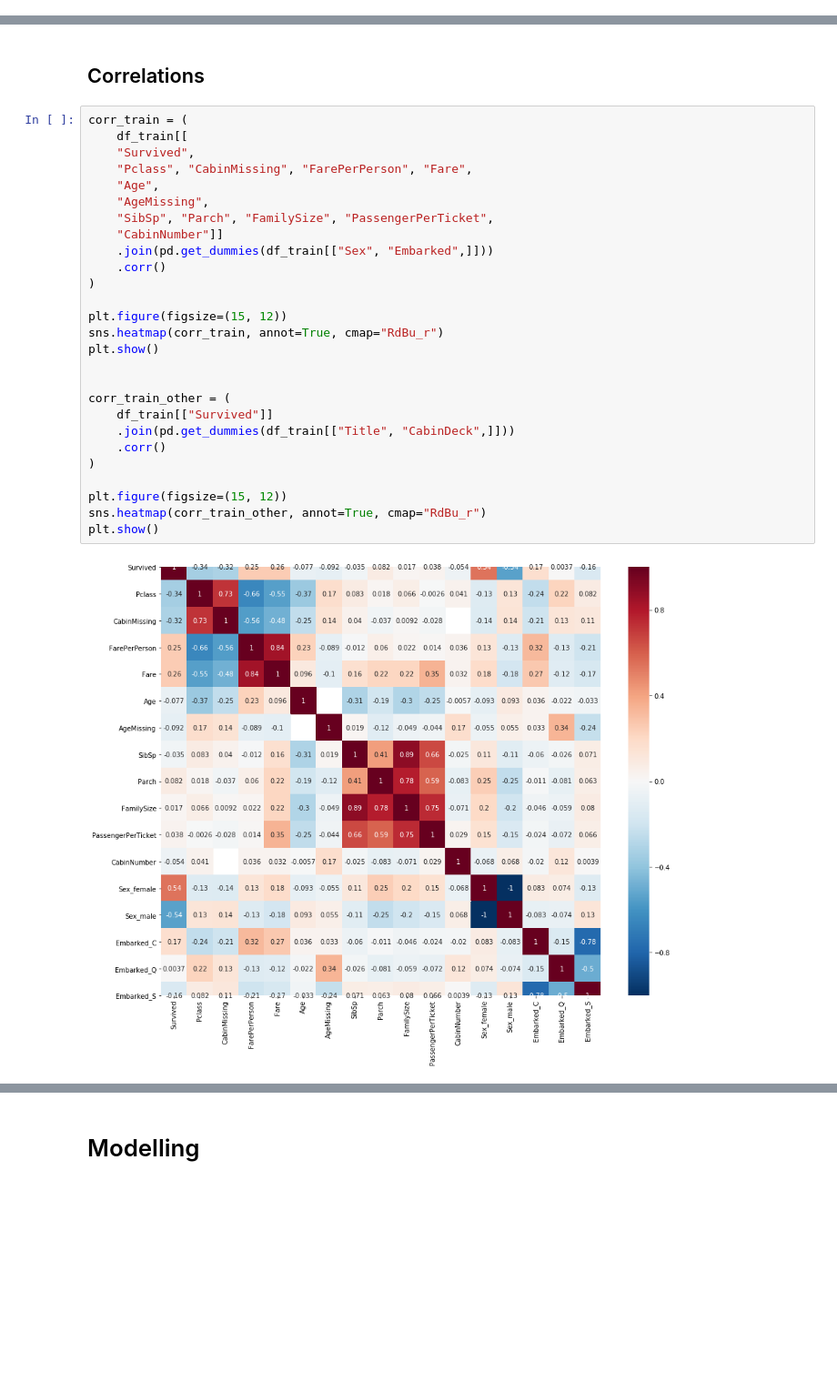
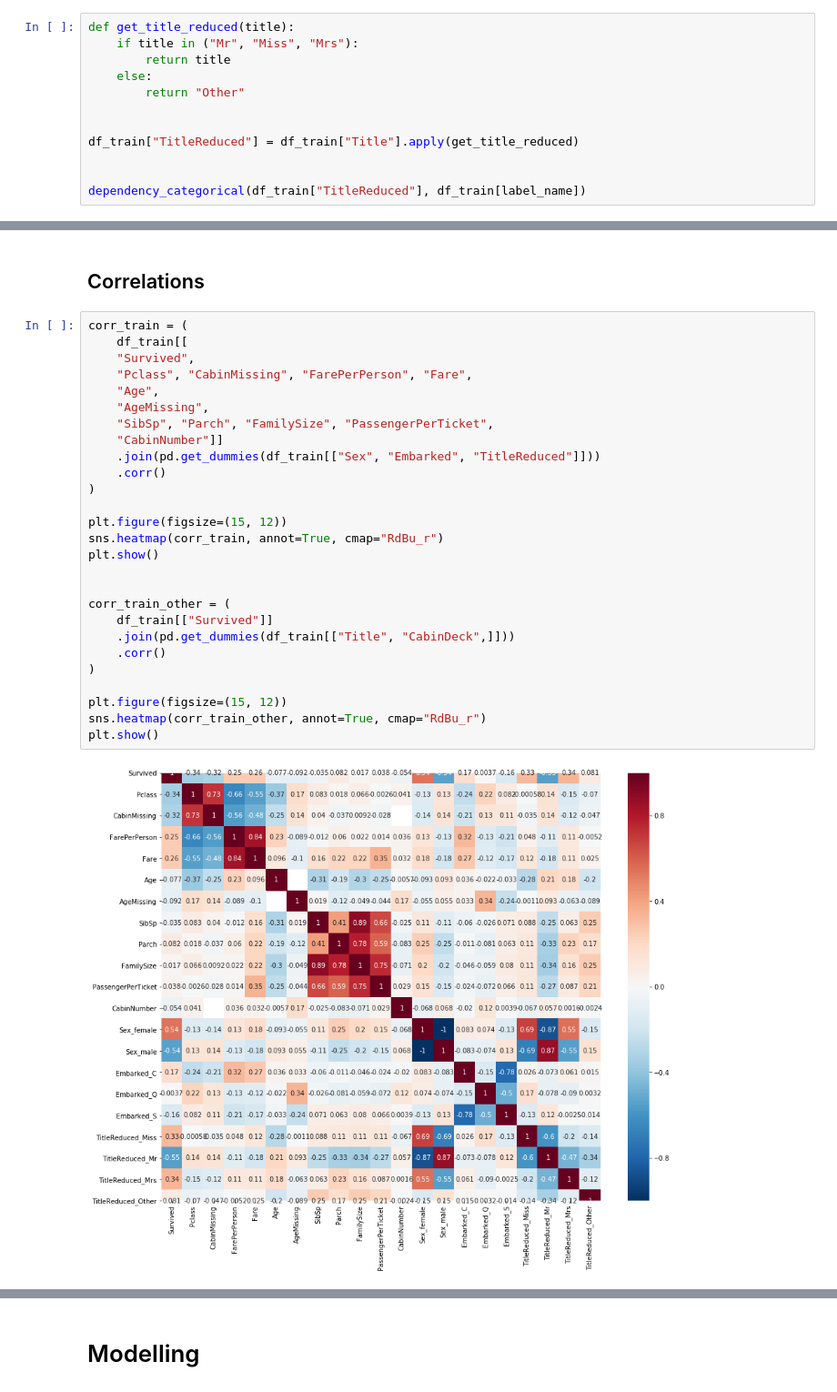
Before and after one commit to gergelyBognar/titanic, a Jupyter notebook: titanic.ipynb, the cells around one changed output, grey strips where cells are left out. Shown at 91% size. Cells and saved outputs as stored; diff of their text form; blank space fills up the shorter version.

Commit message:
Added title features

```diff
--- a/titanic.ipynb
+++ b/titanic.ipynb
@@ -572,0 +576,12 @@ Chi2 value: 300.02302134972405 p value: 2.522768232466142e-54
+# %%
+def get_title_reduced(title):
+    if title in ("Mr", "Miss", "Mrs"):
+        return title
+    else:
+        return "Other"
+
+
+df_train["TitleReduced"] = df_train["Title"].apply(get_title_reduced)
+
+
+dependency_categorical(df_train["TitleReduced"], df_train[label_name])
@@ -654,32 +678,32 @@ The cabin number seems to have no effect on the survival rate
 # %%
 corr_train = (
     df_train[[
     "Survived",
     "Pclass", "CabinMissing", "FarePerPerson", "Fare",
     "Age",
     "AgeMissing",
     "SibSp", "Parch", "FamilySize", "PassengerPerTicket",
     "CabinNumber"]]
-    .join(pd.get_dummies(df_train[["Sex", "Embarked",]]))
+    .join(pd.get_dummies(df_train[["Sex", "Embarked", "TitleReduced"]]))
     .corr()
 )
 
 plt.figure(figsize=(15, 12))
 sns.heatmap(corr_train, annot=True, cmap="RdBu_r")
 plt.show()
 
 
 corr_train_other = (
     df_train[["Survived"]]
     .join(pd.get_dummies(df_train[["Title", "CabinDeck",]]))
     .corr()
 )
 
 plt.figure(figsize=(15, 12))
 sns.heatmap(corr_train_other, annot=True, cmap="RdBu_r")
 plt.show()
 # %% [output]
-[figure, old version]
+[figure, new version]
 [figure]
 # %% [markdown]
 # Modelling
```
Also changed, not shown: parts of 7 cells of this notebook.
